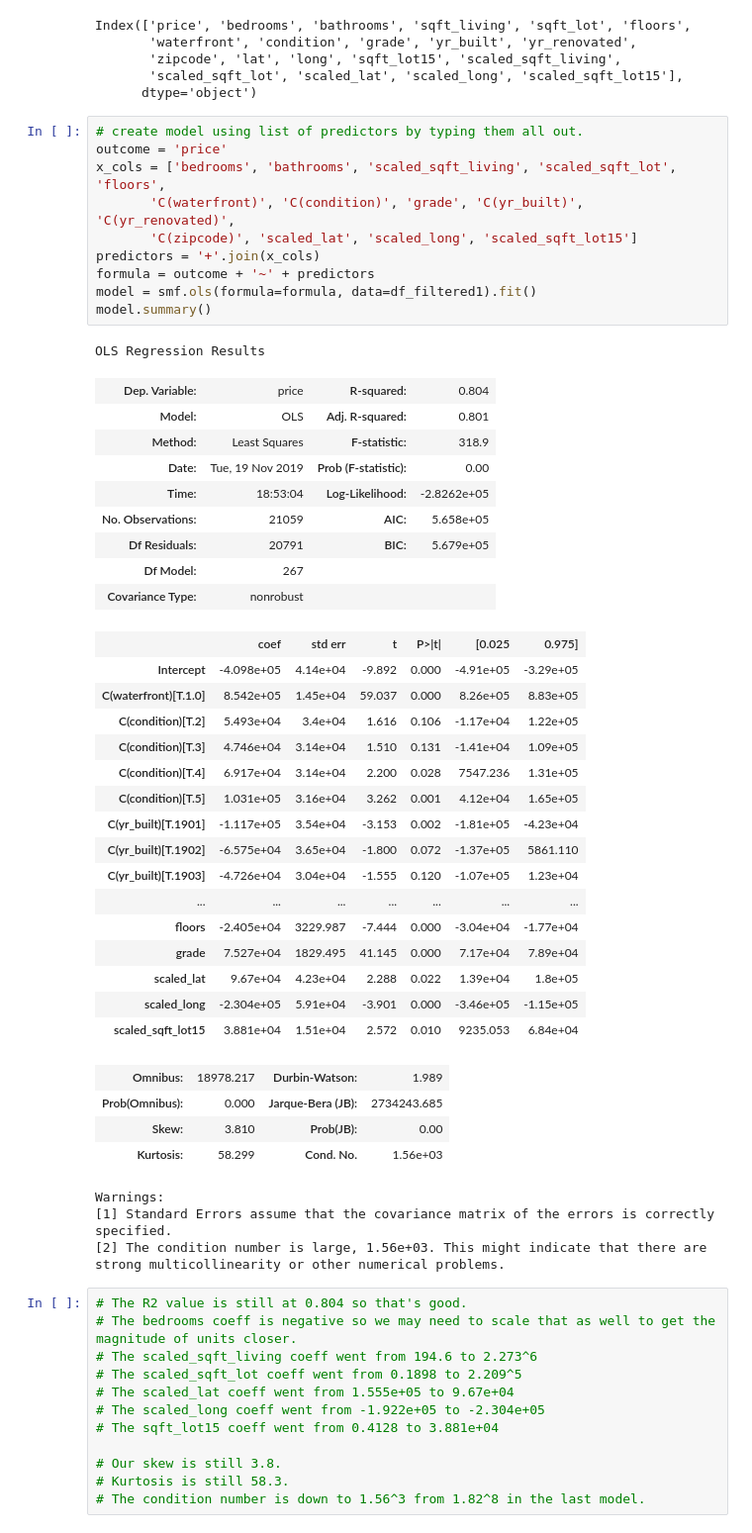
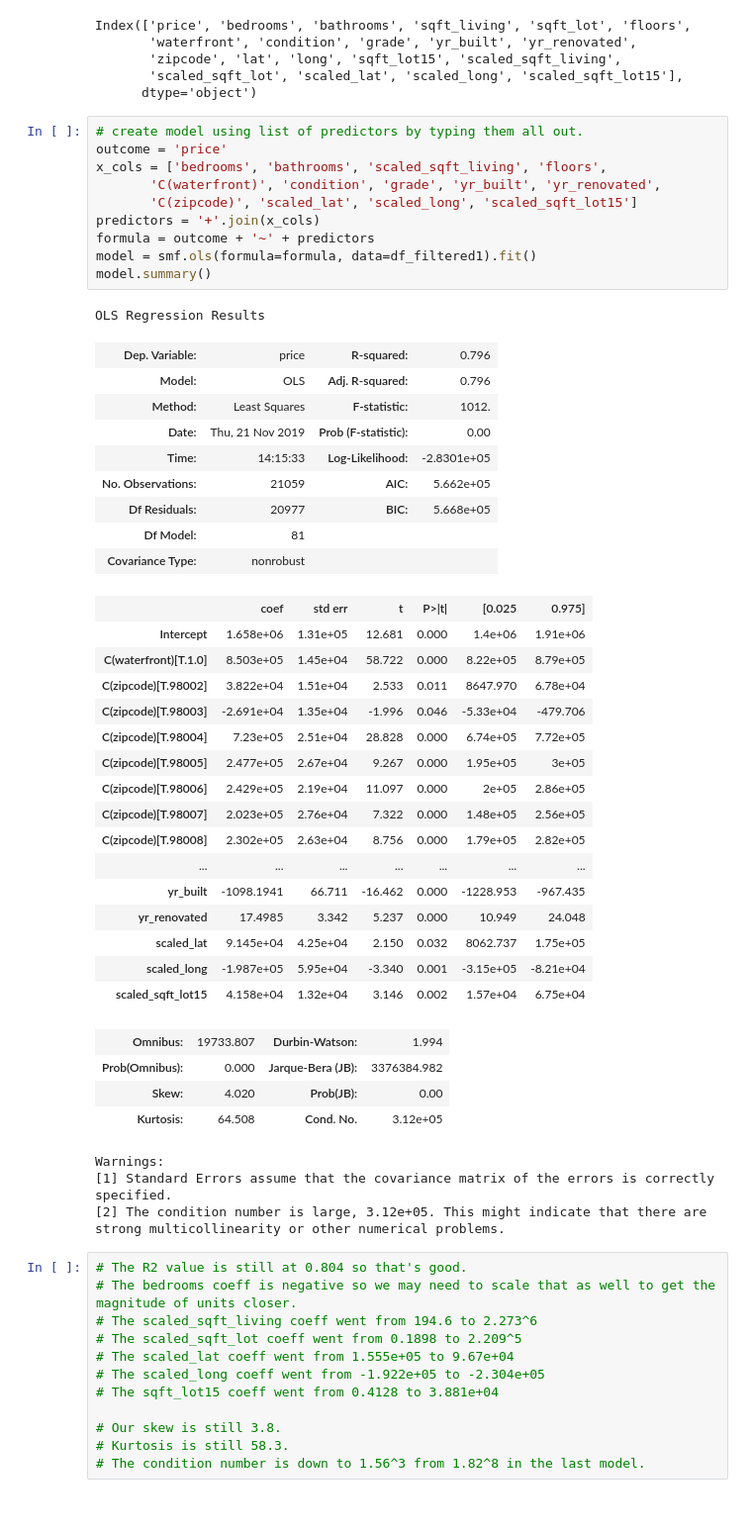
Before and after one commit to alexanderjohnny/dsc-v2-mod1-final-project-online-ds-pt-100719, a Jupyter notebook: ALEX_BEAT_mod1project_nb.ipynb, the cells around one changed output. Shown at 99% size. Saved outputs shown, nothing was run; the diff lists cells and outputs as text.

```diff
--- a/ALEX_BEAT_mod1project_nb.ipynb
+++ b/ALEX_BEAT_mod1project_nb.ipynb
@@ -1261,47 +1267,47 @@ Index(['price', 'bedrooms', 'bathrooms', 'sqft_living', 'sqft_lot', 'floors',
 # %%
 # create model using list of predictors by typing them all out.
 outcome = 'price'
-x_cols = ['bedrooms', 'bathrooms', 'scaled_sqft_living', 'scaled_sqft_lot', 'floors',
-       'C(waterfront)', 'C(condition)', 'grade', 'C(yr_built)', 'C(yr_renovated)',
+x_cols = ['bedrooms', 'bathrooms', 'scaled_sqft_living', 'floors',
+       'C(waterfront)', 'condition', 'grade', 'yr_built', 'yr_renovated',
        'C(zipcode)', 'scaled_lat', 'scaled_long', 'scaled_sqft_lot15']
 predictors = '+'.join(x_cols)
 formula = outcome + '~' + predictors
 model = smf.ols(formula=formula, data=df_filtered1).fit()
 model.summary()
 # %% [output]
 OLS Regression Results
-| Dep. Variable: | price | R-squared: | 0.804 |
-| Model: | OLS | Adj. R-squared: | 0.801 |
-| Method: | Least Squares | F-statistic: | 318.9 |
-| Date: | Tue, 19 Nov 2019 | Prob (F-statistic): | 0.00 |
-| Time: | 18:53:04 | Log-Likelihood: | -2.8262e+05 |
-| No. Observations: | 21059 | AIC: | 5.658e+05 |
-| Df Residuals: | 20791 | BIC: | 5.679e+05 |
-| Df Model: | 267 |  |  |
+| Dep. Variable: | price | R-squared: | 0.796 |
+| Model: | OLS | Adj. R-squared: | 0.796 |
+| Method: | Least Squares | F-statistic: | 1012. |
+| Date: | Thu, 21 Nov 2019 | Prob (F-statistic): | 0.00 |
+| Time: | 14:15:33 | Log-Likelihood: | -2.8301e+05 |
+| No. Observations: | 21059 | AIC: | 5.662e+05 |
+| Df Residuals: | 20977 | BIC: | 5.668e+05 |
+| Df Model: | 81 |  |  |
 | Covariance Type: | nonrobust |  |  |
 |  | coef | std err | t | P>|t| | [0.025 | 0.975] |
-| Intercept | -4.098e+05 | 4.14e+04 | -9.892 | 0.000 | -4.91e+05 | -3.29e+05 |
-| C(waterfront)[T.1.0] | 8.542e+05 | 1.45e+04 | 59.037 | 0.000 | 8.26e+05 | 8.83e+05 |
-| C(condition)[T.2] | 5.493e+04 | 3.4e+04 | 1.616 | 0.106 | -1.17e+04 | 1.22e+05 |
-| C(condition)[T.3] | 4.746e+04 | 3.14e+04 | 1.510 | 0.131 | -1.41e+04 | 1.09e+05 |
-| C(condition)[T.4] | 6.917e+04 | 3.14e+04 | 2.200 | 0.028 | 7547.236 | 1.31e+05 |
-| C(condition)[T.5] | 1.031e+05 | 3.16e+04 | 3.262 | 0.001 | 4.12e+04 | 1.65e+05 |
-| C(yr_built)[T.1901] | -1.117e+05 | 3.54e+04 | -3.153 | 0.002 | -1.81e+05 | -4.23e+04 |
-| C(yr_built)[T.1902] | -6.575e+04 | 3.65e+04 | -1.800 | 0.072 | -1.37e+05 | 5861.110 |
-| C(yr_built)[T.1903] | -4.726e+04 | 3.04e+04 | -1.555 | 0.120 | -1.07e+05 | 1.23e+04 |
+| Intercept | 1.658e+06 | 1.31e+05 | 12.681 | 0.000 | 1.4e+06 | 1.91e+06 |
+| C(waterfront)[T.1.0] | 8.503e+05 | 1.45e+04 | 58.722 | 0.000 | 8.22e+05 | 8.79e+05 |
+| C(zipcode)[T.98002] | 3.822e+04 | 1.51e+04 | 2.533 | 0.011 | 8647.970 | 6.78e+04 |
+| C(zipcode)[T.98003] | -2.691e+04 | 1.35e+04 | -1.996 | 0.046 | -5.33e+04 | -479.706 |
+| C(zipcode)[T.98004] | 7.23e+05 | 2.51e+04 | 28.828 | 0.000 | 6.74e+05 | 7.72e+05 |
+| C(zipcode)[T.98005] | 2.477e+05 | 2.67e+04 | 9.267 | 0.000 | 1.95e+05 | 3e+05 |
+| C(zipcode)[T.98006] | 2.429e+05 | 2.19e+04 | 11.097 | 0.000 | 2e+05 | 2.86e+05 |
+| C(zipcode)[T.98007] | 2.023e+05 | 2.76e+04 | 7.322 | 0.000 | 1.48e+05 | 2.56e+05 |
+| C(zipcode)[T.98008] | 2.302e+05 | 2.63e+04 | 8.756 | 0.000 | 1.79e+05 | 2.82e+05 |
 | ... | ... | ... | ... | ... | ... | ... |
-| floors | -2.405e+04 | 3229.987 | -7.444 | 0.000 | -3.04e+04 | -1.77e+04 |
-| grade | 7.527e+04 | 1829.495 | 41.145 | 0.000 | 7.17e+04 | 7.89e+04 |
-| scaled_lat | 9.67e+04 | 4.23e+04 | 2.288 | 0.022 | 1.39e+04 | 1.8e+05 |
-| scaled_long | -2.304e+05 | 5.91e+04 | -3.901 | 0.000 | -3.46e+05 | -1.15e+05 |
-| scaled_sqft_lot15 | 3.881e+04 | 1.51e+04 | 2.572 | 0.010 | 9235.053 | 6.84e+04 |
+| yr_built | -1098.1941 | 66.711 | -16.462 | 0.000 | -1228.953 | -967.435 |
+| yr_renovated | 17.4985 | 3.342 | 5.237 | 0.000 | 10.949 | 24.048 |
+| scaled_lat | 9.145e+04 | 4.25e+04 | 2.150 | 0.032 | 8062.737 | 1.75e+05 |
+| scaled_long | -1.987e+05 | 5.95e+04 | -3.340 | 0.001 | -3.15e+05 | -8.21e+04 |
+| scaled_sqft_lot15 | 4.158e+04 | 1.32e+04 | 3.146 | 0.002 | 1.57e+04 | 6.75e+04 |
-| Omnibus: | 18978.217 | Durbin-Watson: | 1.989 |
-| Prob(Omnibus): | 0.000 | Jarque-Bera (JB): | 2734243.685 |
-| Skew: | 3.810 | Prob(JB): | 0.00 |
-| Kurtosis: | 58.299 | Cond. No. | 1.56e+03 |
+| Omnibus: | 19733.807 | Durbin-Watson: | 1.994 |
+| Prob(Omnibus): | 0.000 | Jarque-Bera (JB): | 3376384.982 |
+| Skew: | 4.020 | Prob(JB): | 0.00 |
+| Kurtosis: | 64.508 | Cond. No. | 3.12e+05 |
 Warnings:
 [1] Standard Errors assume that the covariance matrix of the errors is correctly specified.
-[2] The condition number is large, 1.56e+03. This might indicate that there are
+[2] The condition number is large, 3.12e+05. This might indicate that there are
 strong multicollinearity or other numerical problems.
 # %%
 # The R2 value is still at 0.804 so that's good.
```
Also changed, not shown: parts of 30 cells of this notebook.
